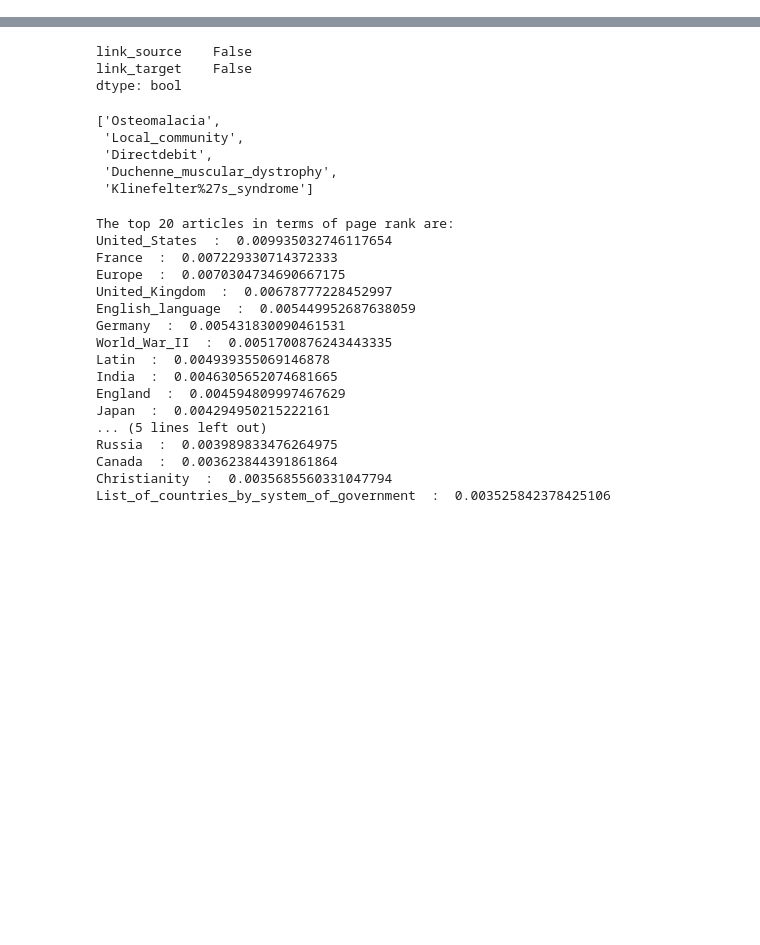
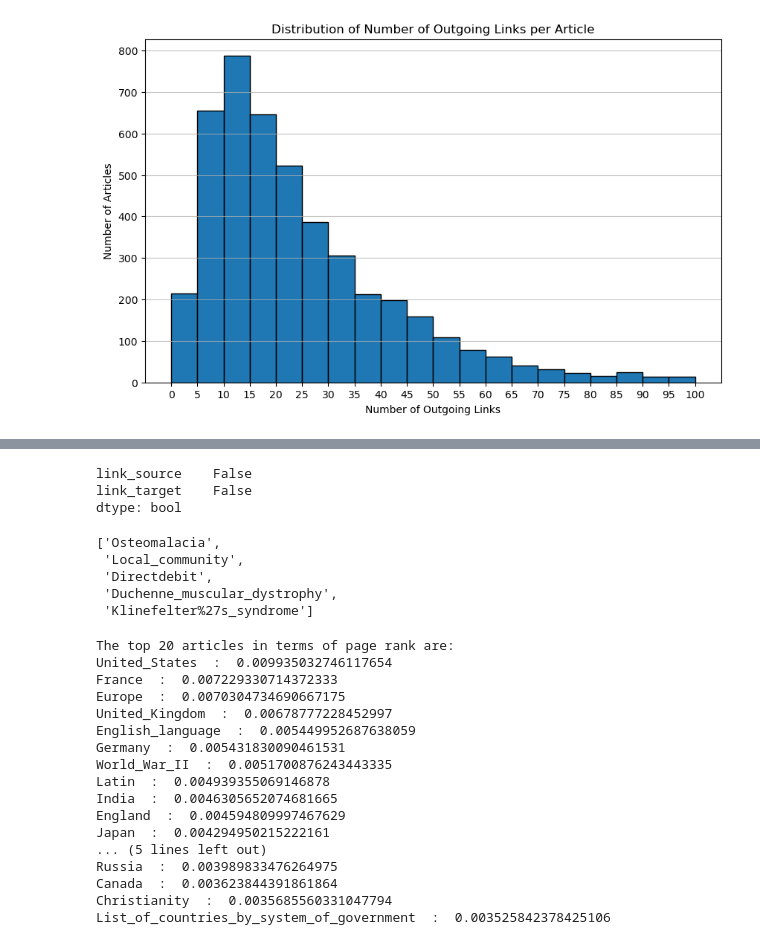
Before and after one commit to epfl-ada/ada-2023-project-datawranglers, a Jupyter notebook: notebooks milestone 2/Milestone_2_notebook.ipynb, the cells around one changed output, grey strips where cells are left out. Cells and saved outputs as stored; diff of their text form; code cells hidden in the pictures; blank space fills up the shorter version.

```diff
--- a/notebooks milestone 2/Milestone_2_notebook.ipynb
+++ b/notebooks milestone 2/Milestone_2_notebook.ipynb
@@ -81,0 +100,14 @@ Dataframe: categories
+# %%
+outgoing_link_counts = links.groupby('link_source').size()
+
+# Creating the outgoing edges histogram
+plt.figure(figsize=(10, 6))
+plt.hist(outgoing_link_counts, bins= range(0, 101, 5), edgecolor='black')
+plt.title('Distribution of Number of Outgoing Links per Article')
+plt.xlabel('Number of Outgoing Links')
+plt.ylabel('Number of Articles')
+plt.xticks(bins)
+plt.grid(axis='y', alpha=0.75)
+plt.show()
+# %% [output]
+[figure, added]
```
Also changed, not shown: parts of 43 cells of this notebook.
